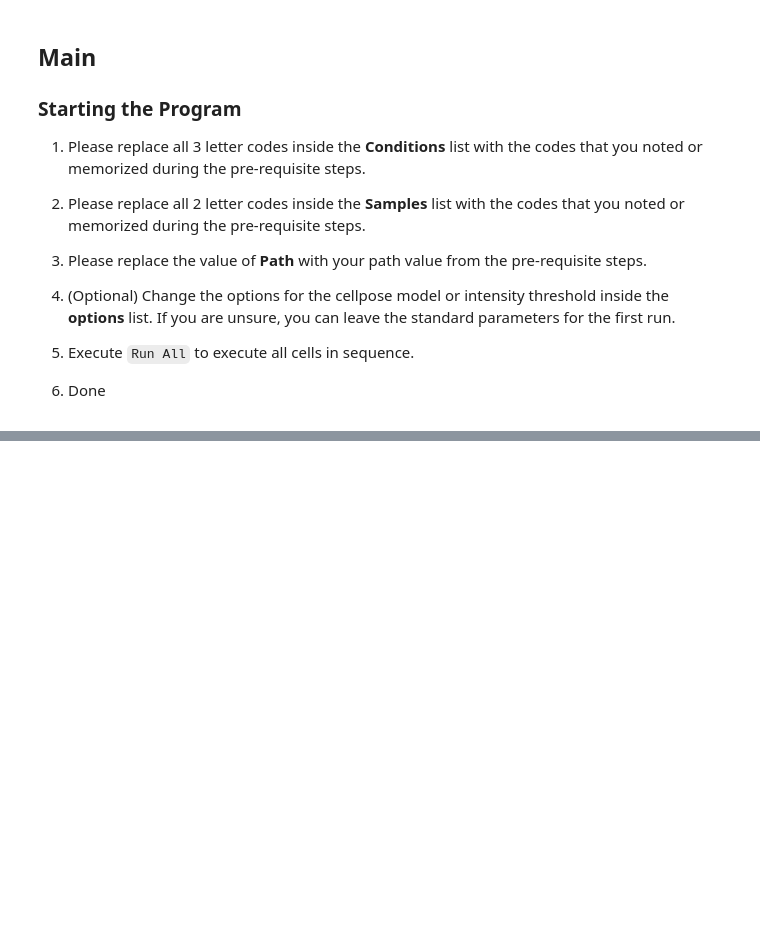
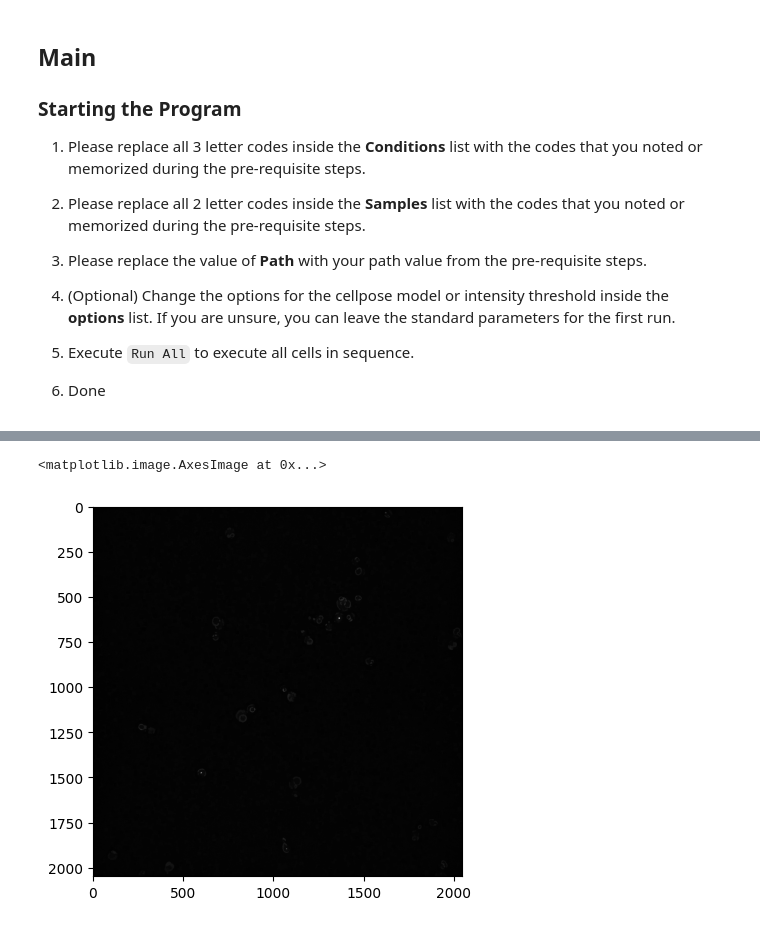
Before and after one commit to Cythion/NCC, a Jupyter notebook: CellCounter.ipynb, the cells around one changed output, grey strips where cells are left out. Drawn from its saved outputs; the diff is of its cells as text; code cells hidden in the pictures; blank space fills up the shorter version.

```diff
--- a/CellCounter.ipynb
+++ b/CellCounter.ipynb
@@ -197,0 +214,12 @@ DataVisualizer(
+# %%
+img = skimage.io.imread('./Marco/ASS/WT/MAX_WT-ASS-1-GFP.tif')
+footp = skimage.morphology.square(20)
+img_enh = skimage.filters.rank.enhance_contrast(img,footprint=footp)
+#img_enh = skimage.filters.gaussian(img_enh,sigma=2)
+
+#img_enh = img_enh > 20
+
+plt.imshow(img_enh,cmap='gray')
+# %% [output]
+<matplotlib.image.AxesImage at 0x...>
+[figure, added]
```
Also changed, not shown: parts of 12 cells of this notebook, 6 other files.
